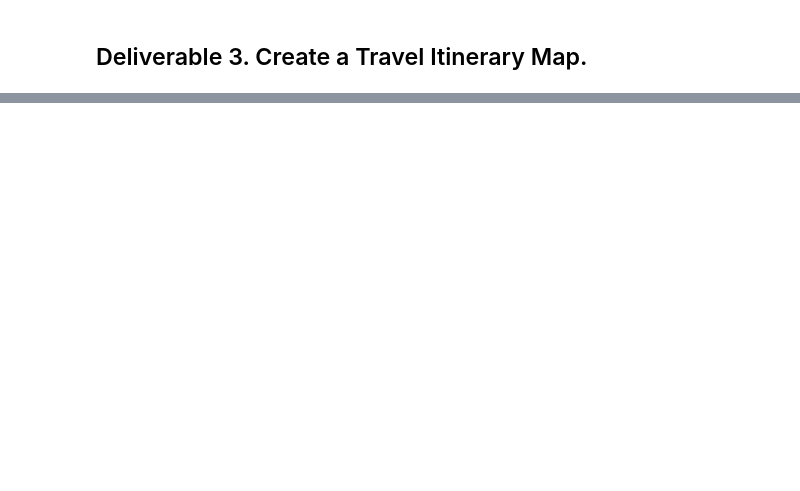
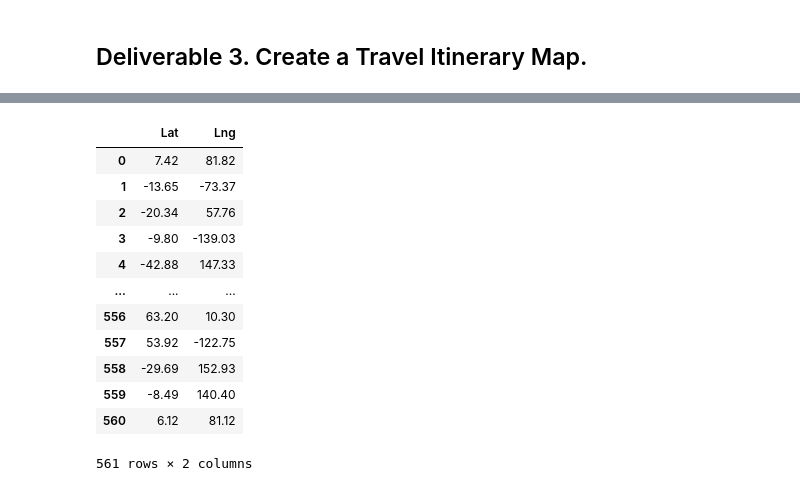
Before and after one commit to carolinacraus/World_Weather_Analysis, a Jupyter notebook: Vacation_Itinerary/Vacation_Itinerary.ipynb, the cells around one changed output, grey strips where cells are left out. Drawn from its saved outputs; the diff is of its cells as text; code cells hidden in the pictures; blank space fills up the shorter version.

```diff
--- a/Vacation_Itinerary/Vacation_Itinerary.ipynb
+++ b/Vacation_Itinerary/Vacation_Itinerary.ipynb
@@ -24,0 +25,5 @@ vacation_df.head()
+# %%
+pref_cities_df = vacation_df.loc
+# %%
+pref_cities_df = vacation_df.loc[(vacation_df["Country"] == "IT"| (vacation_df["Country"] == "ES")| (vacation_df["Country"] == "PT")]
+pref_cities_df
@@ -25,19 +32,34 @@ vacation_df.head()
 # %%
 # 2. Using the template add the city name, the country code, the weather description and maximum temperature for the city.
 info_box_template = """
 <dl>
 <dt>Hotel Name</dt><dd>{Hotel Name}</dd>
 <dt>City</dt><dd>{City}</dd>
 <dt>Country</dt><dd>{Country}</dd>
 <dt>Current Weather</dt><dd>{Current Description} and {Max Temp}°F</dd>
 </dl>
 """
 
 # 3a. Get the data from each row and add it to the formatting template and store the data in a list.
-hotel_info = [info_box_template.format(**row) for index, row in vacation_df.iterrows()]
+hotel_info = [info_box_template.format(**row) for index, row in pref_cities_df.iterrows()]
 
 # 3b. Get the latitude and longitude from each row and store in a new DataFrame.
-locations = vacation_df[["Lat", "Lng"]]
+locations =vacation_df[["Lat", "Lng"]]
+locations
+# %% [output]
+|  | Lat | Lng |
+| 0 | 7.42 | 81.82 |
+| 1 | -13.65 | -73.37 |
+| 2 | -20.34 | 57.76 |
+| 3 | -9.80 | -139.03 |
+| 4 | -42.88 | 147.33 |
+| ... | ... | ... |
+| 556 | 63.20 | 10.30 |
+| 557 | 53.92 | -122.75 |
+| 558 | -29.69 | 152.93 |
+| 559 | -8.49 | 140.40 |
+| 560 | 6.12 | 81.12 |
+561 rows × 2 columns
 # %%
 # 4a. Add a marker layer for each city to the map.
 fig = gmaps.figure()
```
Also changed, not shown: parts of 8 cells of this notebook, 4 other files.
